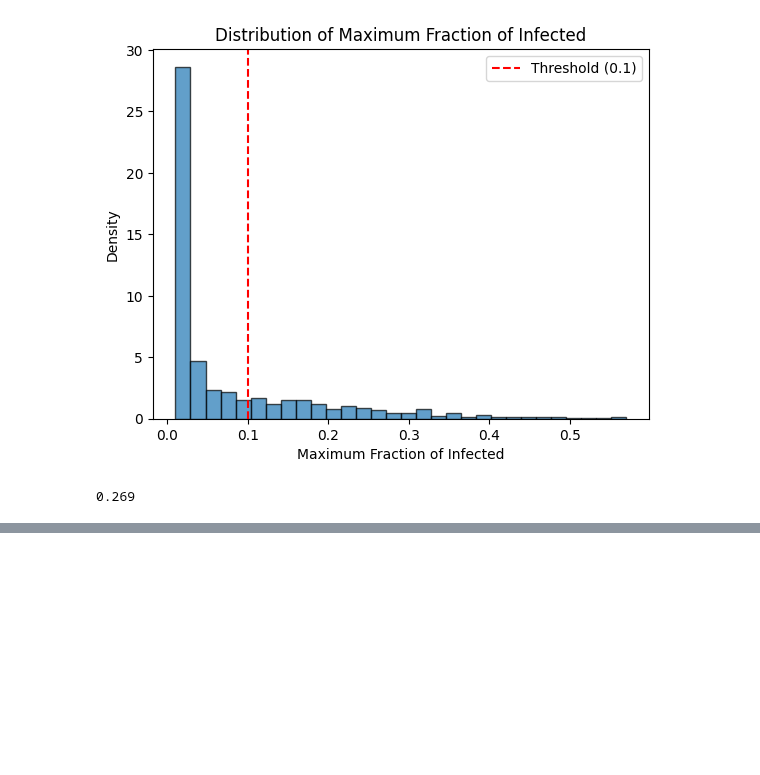
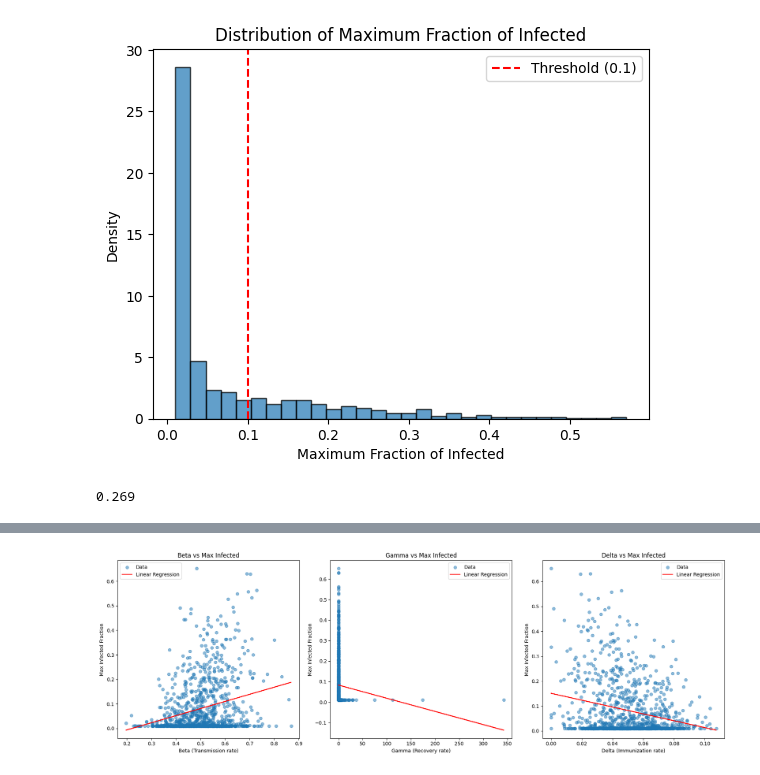
Before and after one commit to Davidgrcdz/SACSE-Practicas, a Jupyter notebook: Ejercicios/MonteCarlo_ejercicios.ipynb, the cells around one changed output, grey strips where cells are left out. Drawn from its saved outputs; the diff is of its cells as text; code cells hidden in the pictures; blank space fills up the shorter version.

```diff
--- a/Ejercicios/MonteCarlo_ejercicios.ipynb
+++ b/Ejercicios/MonteCarlo_ejercicios.ipynb
@@ -219,0 +211,50 @@ Delta:  -1.7718
+# %%
+# Plotting the linear regressions for sensitivity analysis
+plt.figure(figsize=(18, 6))
+
+# Beta vs Max_Infected
+plt.subplot(1, 3, 1)
+plt.scatter(simulation_results_df["Beta"], simulation_results_df["Max_Infected"], alpha=0.5, label="Data")
+plt.plot(
+    simulation_results_df["Beta"],
+    reg_betas_sim.predict(simulation_results_df[["Beta"]]),
+    color="red",
+    label="Linear Regression",
+)
+plt.title("Beta vs Max Infected")
+plt.xlabel("Beta (Transmission rate)")
+plt.ylabel("Max Infected Fraction")
+plt.legend()
+
+# Gamma vs Max_Infected
+plt.subplot(1, 3, 2)
+plt.scatter(simulation_results_df["Gamma"], simulation_results_df["Max_Infected"], alpha=0.5, label="Data")
+plt.plot(
+    simulation_results_df["Gamma"],
+    reg_gammas_sim.predict(simulation_results_df[["Gamma"]]),
+    color="red",
+    label="Linear Regression",
+)
+plt.title("Gamma vs Max Infected")
+plt.xlabel("Gamma (Recovery rate)")
+plt.ylabel("Max Infected Fraction")
+plt.legend()
+
+# Delta vs Max_Infected
+plt.subplot(1, 3, 3)
+plt.scatter(simulation_results_df["Delta"], simulation_results_df["Max_Infected"], alpha=0.5, label="Data")
+plt.plot(
+    simulation_results_df["Delta"],
+    reg_deltas_sim.predict(simulation_results_df[["Delta"]]),
+    color="red",
+    label="Linear Regression",
+)
+plt.title("Delta vs Max Infected")
+plt.xlabel("Delta (Immunization rate)")
+plt.ylabel("Max Infected Fraction")
+plt.legend()
+
+plt.tight_layout()
+plt.show()
+# %% [output]
+[figure, added]
```
Also changed, not shown: parts of 4 cells of this notebook.
